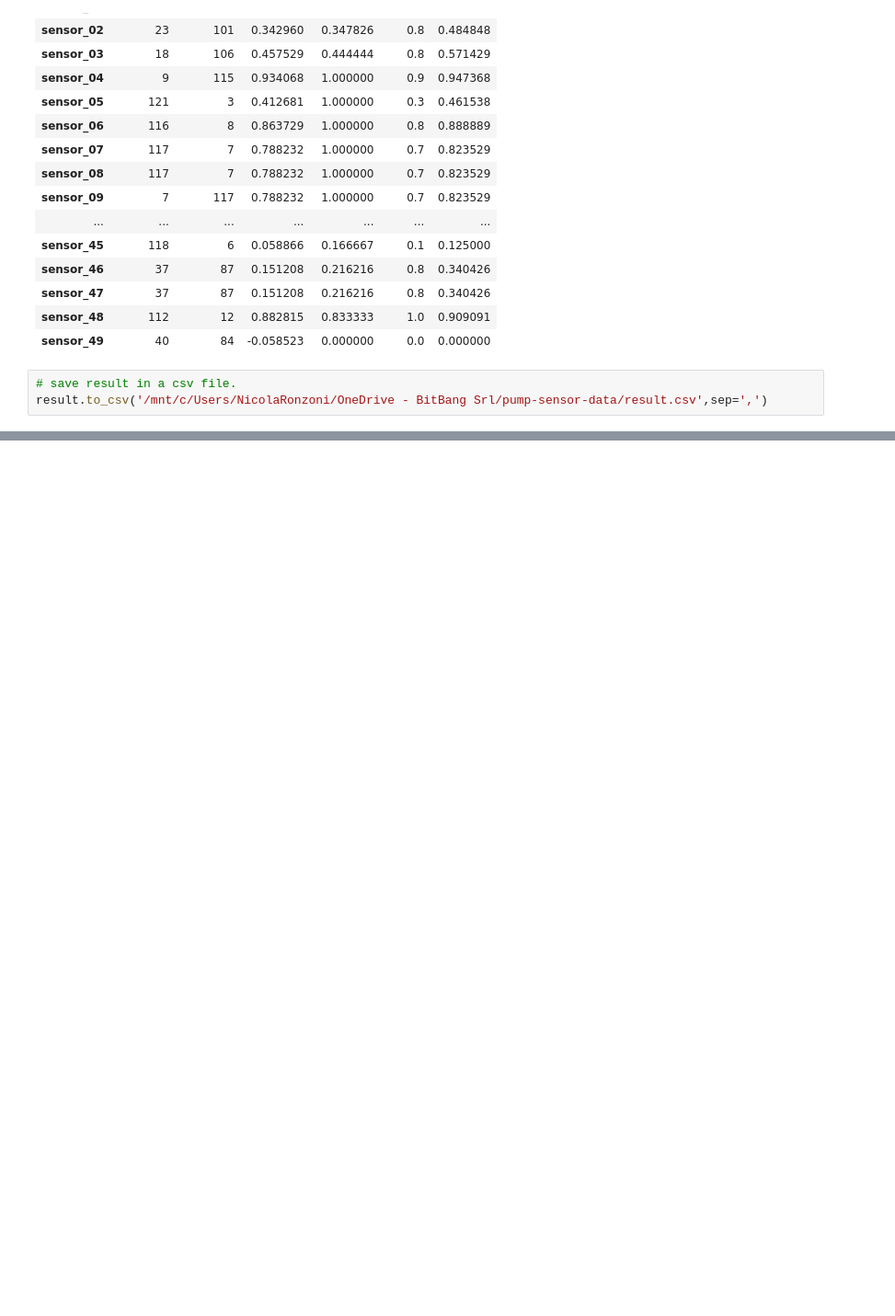
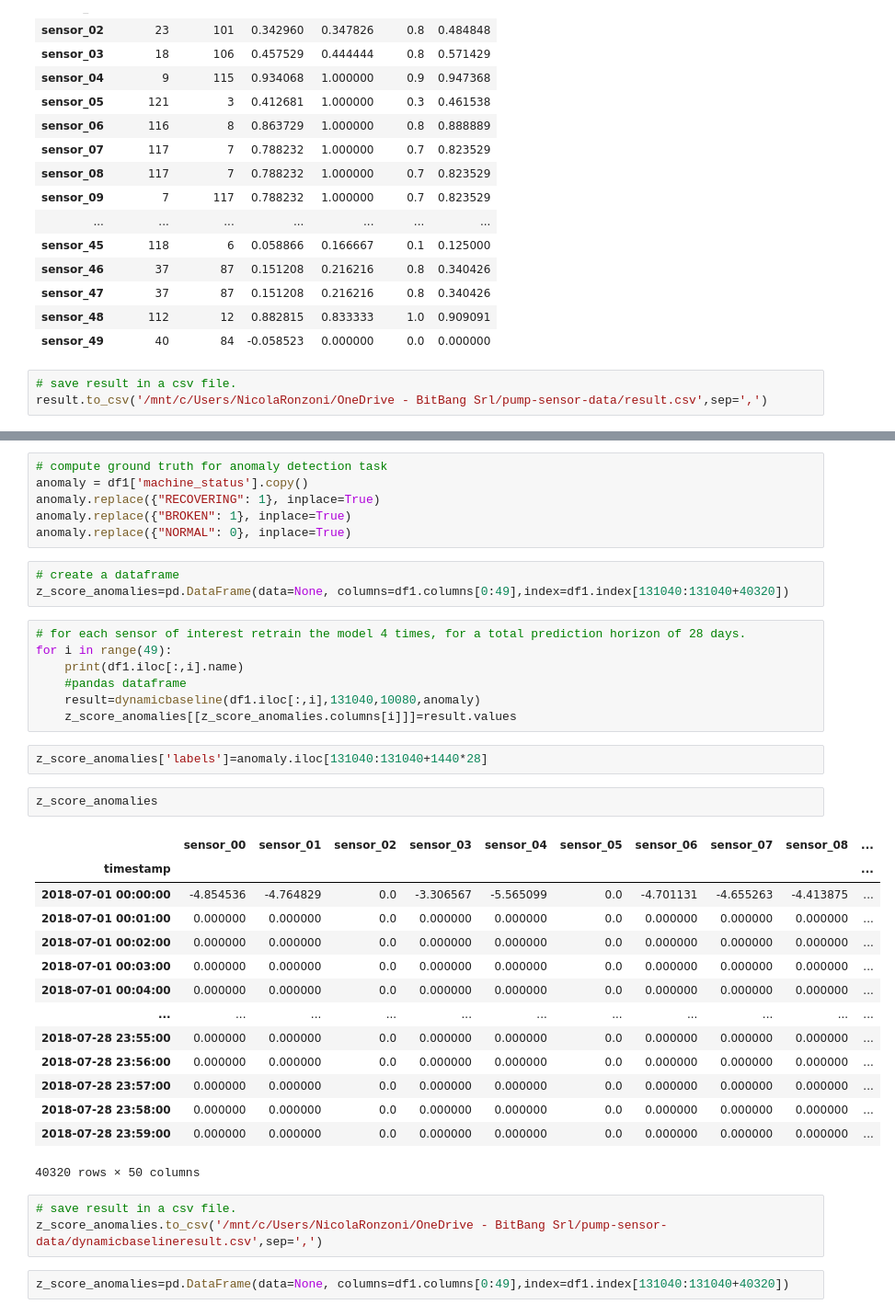
Before and after one commit to NicolaRonzoni/System-for-anomaly-detection, a Jupyter notebook: Anomaly detection.ipynb, the cells around one changed output, grey strips where cells are left out. Shown at 92% size. Drawn from its saved outputs; the diff is of its cells as text; blank space fills up the shorter version.

```diff
--- a/Anomaly detection.ipynb
+++ b/Anomaly detection.ipynb
@@ -461,0 +290,40 @@ result.to_csv('/mnt/c/Users/NicolaRonzoni/OneDrive - BitBang Srl/pump-sensor-dat
+# %%
+# compute ground truth for anomaly detection task
+anomaly = df1['machine_status'].copy()
+anomaly.replace({"RECOVERING": 1}, inplace=True)
+anomaly.replace({"BROKEN": 1}, inplace=True)
+anomaly.replace({"NORMAL": 0}, inplace=True)
+# %%
+# create a dataframe
+z_score_anomalies=pd.DataFrame(data=None, columns=df1.columns[0:49],index=df1.index[131040:131040+40320])
+# %%
+# for each sensor of interest retrain the model 4 times, for a total prediction horizon of 28 days.
+for i in range(49):
+    print(df1.iloc[:,i].name)
+    #pandas dataframe
+    result=dynamicbaseline(df1.iloc[:,i],131040,10080,anomaly)
+    z_score_anomalies[[z_score_anomalies.columns[i]]]=result.values
+# %%
+z_score_anomalies['labels']=anomaly.iloc[131040:131040+1440*28]
+# %%
+z_score_anomalies
+# %% [output]
+|  | sensor_00 | sensor_01 | sensor_02 | sensor_03 | sensor_04 | sensor_05 | sensor_06 | sensor_07 | sensor_08 | ... |
+| timestamp |  |  |  |  |  |  |  |  |  | ... |
+| 2018-07-01 00:00:00 | -4.854536 | -4.764829 | 0.0 | -3.306567 | -5.565099 | 0.0 | -4.701131 | -4.655263 | -4.413875 | ... |
+| 2018-07-01 00:01:00 | 0.000000 | 0.000000 | 0.0 | 0.000000 | 0.000000 | 0.0 | 0.000000 | 0.000000 | 0.000000 | ... |
+| 2018-07-01 00:02:00 | 0.000000 | 0.000000 | 0.0 | 0.000000 | 0.000000 | 0.0 | 0.000000 | 0.000000 | 0.000000 | ... |
+| 2018-07-01 00:03:00 | 0.000000 | 0.000000 | 0.0 | 0.000000 | 0.000000 | 0.0 | 0.000000 | 0.000000 | 0.000000 | ... |
+| 2018-07-01 00:04:00 | 0.000000 | 0.000000 | 0.0 | 0.000000 | 0.000000 | 0.0 | 0.000000 | 0.000000 | 0.000000 | ... |
+| ... | ... | ... | ... | ... | ... | ... | ... | ... | ... | ... |
+| 2018-07-28 23:55:00 | 0.000000 | 0.000000 | 0.0 | 0.000000 | 0.000000 | 0.0 | 0.000000 | 0.000000 | 0.000000 | ... |
+| 2018-07-28 23:56:00 | 0.000000 | 0.000000 | 0.0 | 0.000000 | 0.000000 | 0.0 | 0.000000 | 0.000000 | 0.000000 | ... |
+| 2018-07-28 23:57:00 | 0.000000 | 0.000000 | 0.0 | 0.000000 | 0.000000 | 0.0 | 0.000000 | 0.000000 | 0.000000 | ... |
+| 2018-07-28 23:58:00 | 0.000000 | 0.000000 | 0.0 | 0.000000 | 0.000000 | 0.0 | 0.000000 | 0.000000 | 0.000000 | ... |
+| 2018-07-28 23:59:00 | 0.000000 | 0.000000 | 0.0 | 0.000000 | 0.000000 | 0.0 | 0.000000 | 0.000000 | 0.000000 | ... |
+40320 rows × 50 columns
+# %%
+# save result in a csv file.
+z_score_anomalies.to_csv('/mnt/c/Users/NicolaRonzoni/OneDrive - BitBang Srl/pump-sensor-data/dynamicbaselineresult.csv',sep=',')
+# %%
+z_score_anomalies=pd.DataFrame(data=None, columns=df1.columns[0:49],index=df1.index[131040:131040+40320])
```
Also changed, not shown: parts of 33 cells of this notebook.
